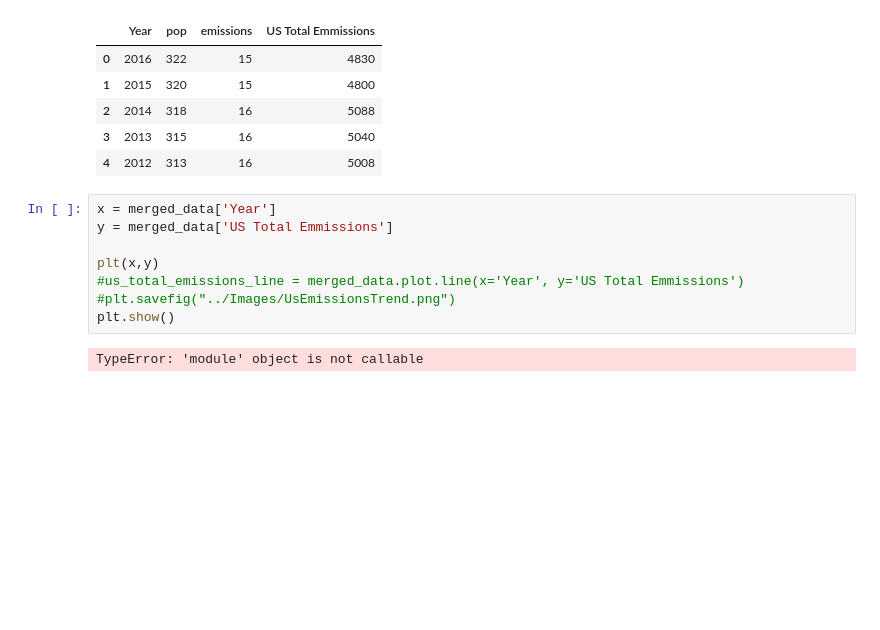
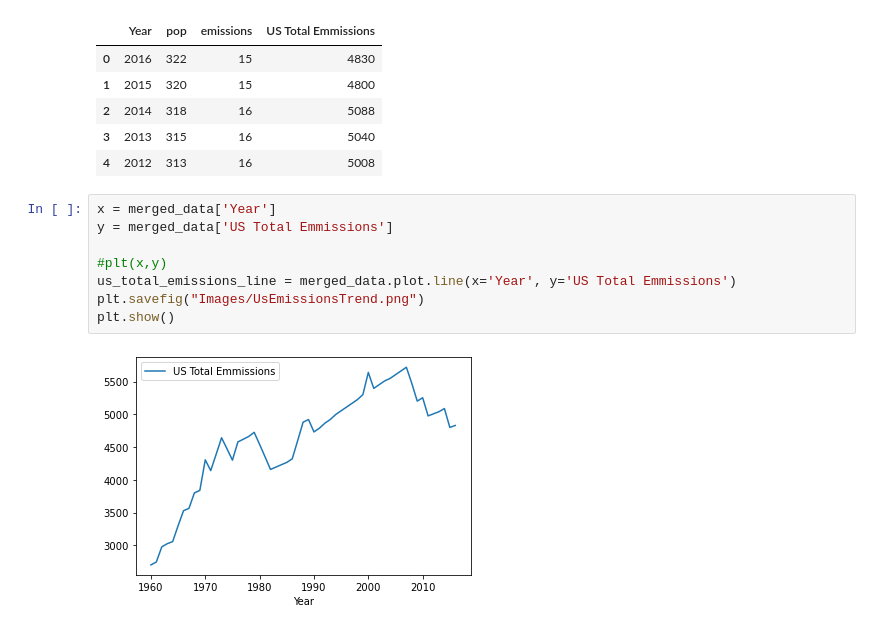
Before and after one commit to RedRubiksCube/project1, a Jupyter notebook: USemissions.ipynb, the cells around one changed output. Cells and saved outputs as stored; diff of their text form; blank space fills up the shorter version.

```diff
--- a/USemissions.ipynb
+++ b/USemissions.ipynb
@@ -91,10 +91,10 @@ merged_data.head()
 # %%
 x = merged_data['Year']
 y = merged_data['US Total Emmissions']
 
-plt(x,y)
-#us_total_emissions_line = merged_data.plot.line(x='Year', y='US Total Emmissions')
-#plt.savefig("../Images/UsEmissionsTrend.png")
+#plt(x,y)
+us_total_emissions_line = merged_data.plot.line(x='Year', y='US Total Emmissions')
+plt.savefig("Images/UsEmissionsTrend.png")
 plt.show()
 # %% [output]
-TypeError: 'module' object is not callable
+[figure, added]
```
